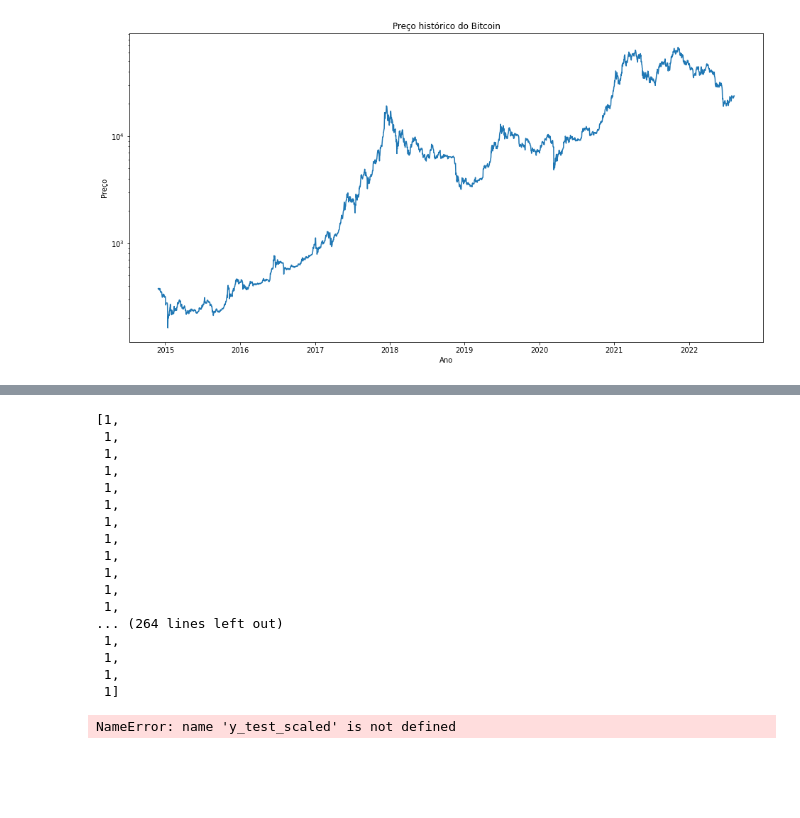
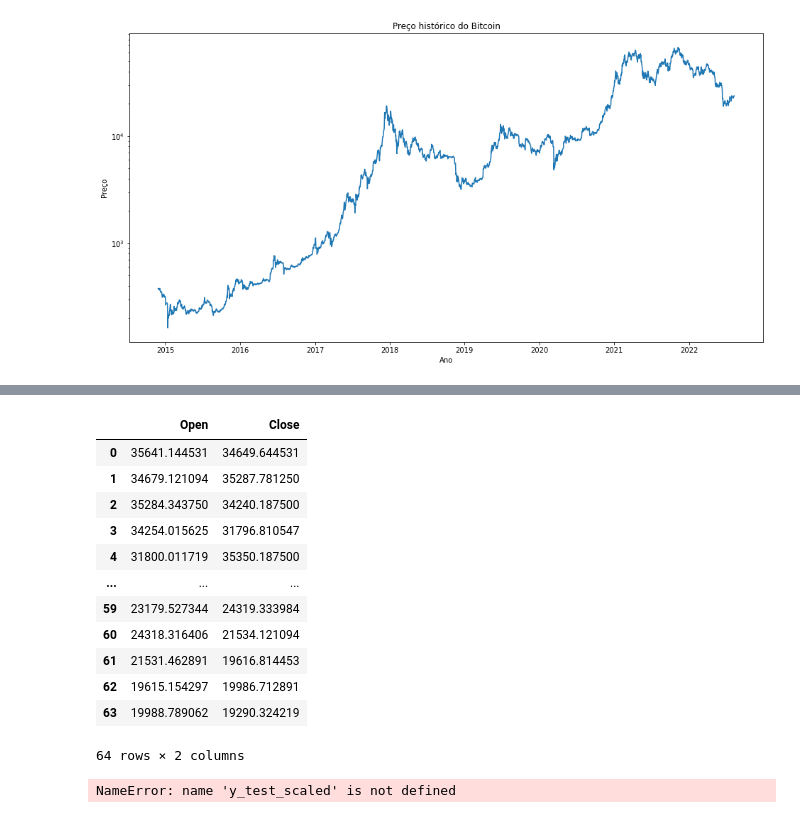
Before and after one commit to RodolfoHelf/TCC, a Jupyter notebook: StockPricePrediction(classiffication).ipynb, the cells around one changed output, grey strips where cells are left out. Drawn from its saved outputs; the diff is of its cells as text; code cells hidden in the pictures; blank space fills up the shorter version.

```diff
--- a/StockPricePrediction(classiffication).ipynb
+++ b/StockPricePrediction(classiffication).ipynb
@@ -64,7 +55,14 @@ new_dataset
+# %%
+#loading the BTC data
+BTC_Ticker = yf.Ticker("BTC-USD")
+BTC_Data = BTC_Ticker.history(period="max",interval = "1wk")
+new_dataset = BTC_Data[["Open","High","Close","Low","Volume"]]
+new_dataset = pd.concat([new_dataset,NYA,SEP,NASDAQ],axis=1)
 # %%
 #get the close values as a vertical array ( add one more dimension to the array)
-features_array =np.concatenate( (new_dataset.Close.values.reshape(-1,1), new_dataset.Open.values.reshape(-1,1)),axis=1)
+#features_array =np.concatenate( (new_dataset.Close.values.reshape(-1,1), new_dataset.Open.values.reshape(-1,1),new_dataset.High.values.reshape(-1,1),new_dataset.Low.values.reshape(-1,1)),axis=1)
+features_array = new_dataset.to_numpy()
 #close_values=dataframe_close.reshape(-1,1)
 #close_values
-features_array
+features_array.shape
 # %% [output]
@@ -102,6 +100,6 @@ dataset_train[0,0]
 # %%
 #create dataset with the last (timesteps) prices (x) as with the next movement (y, 1 if price up and 0 if price down)
-timesteps = 10
+timesteps = 20
 
 def create_dataset2(df):
     x = []
@@ -160,7 +158,7 @@ model = Sequential()
 #return sequences : Whether to return the last output. in the output sequence, or the full sequence. Default: False .This allows us to have 3D output from hidden LSTM layer as input to the next.
 #stateful:  If True, the last state for each sample at index i in a batch will be used as initial state for the sample of index i in the following batch.
 #input_shape = [n_steps,n_features]
-model.add(LSTM(units=units, input_shape=(timesteps, features)))
+model.add(LSTM(units=units,return_sequences=True, input_shape=(timesteps, features)))
 #The Dropout layer randomly sets input units to 0 with a frequency of rate at each step during training time, which helps prevent overfitting.
 #  Inputs not set to 0 are scaled up by 1/(1 - rate) such that the sum over all inputs is unchanged. Making the dropout fraction 0.2 drops 20% of the layers
 # reduce overfitting and improve generalization error in deep neural networks of all kinds.
@@ -169,12 +167,12 @@ model.add(LSTM(units=units, input_shape=(timesteps, features)))
 # During training, some number of layer outputs are randomly ignored or “dropped out.”
 # This has the effect of making the layer look-like and be treated-like a layer with a different number of nodes and connectivity to the prior layer.
 # In effect, each update to a layer during training is performed with a different “view” of the configured layer.
-'''model.add(Dropout(dropout))
+model.add(Dropout(dropout))
 model.add(LSTM(units=units,return_sequences=True))
 model.add(Dropout(dropout))
 model.add(LSTM(units=units,return_sequences=True))
 model.add(Dropout(dropout))
-model.add(LSTM(units=units))'''
+model.add(LSTM(units=units))
 #Finally, we added a dense layer with a value of 1 because we want to output one value.
 #The dense layer’s neuron in a model receives output from every neuron of its preceding layer, where neurons of the dense layer perform matrix-vector multiplication.
 #dense layer is basically used for changing the dimensions of the vector.
@@ -297,23 +332,19 @@ test_dataset[:10]
-# %%
-buy_sell_signal
-# %% [output]
-[1,
- 1,
- 1,
- 1,
- 1,
- 1,
- 1,
- 1,
- 1,
- 1,
- 1,
- 1,
-... (264 lines left out)
- 1,
- 1,
- 1,
- 1]
+# %%
+test_dataset[["Open","Close"]]
+# %% [output]
+|  | Open | Close |
+| 0 | 35641.144531 | 34649.644531 |
+| 1 | 34679.121094 | 35287.781250 |
+| 2 | 35284.343750 | 34240.187500 |
+| 3 | 34254.015625 | 31796.810547 |
+| 4 | 31800.011719 | 35350.187500 |
+| ... | ... | ... |
+| 59 | 23179.527344 | 24319.333984 |
+| 60 | 24318.316406 | 21534.121094 |
+| 61 | 21531.462891 | 19616.814453 |
+| 62 | 19615.154297 | 19986.712891 |
+| 63 | 19988.789062 | 19290.324219 |
+64 rows × 2 columns
 # %%
 from sklearn.metrics import mean_absolute_error as mae
 from sklearn.metrics import mean_absolute_percentage_error as mape
```
Also changed, not shown: parts of 15 cells of this notebook, 1 other file.
